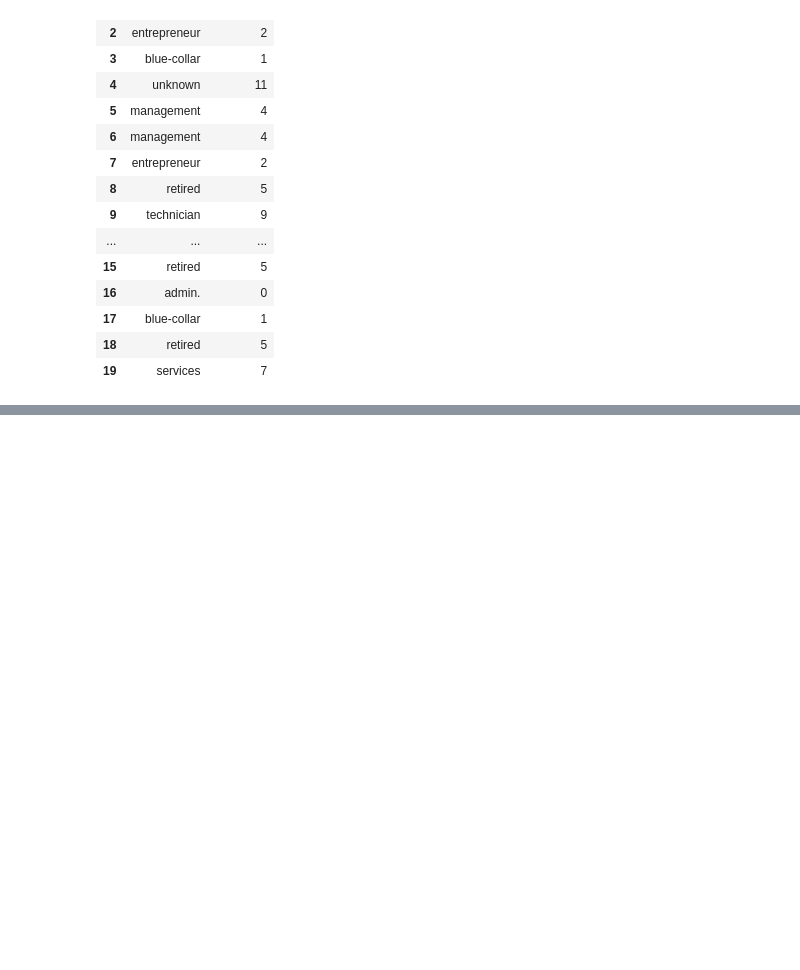
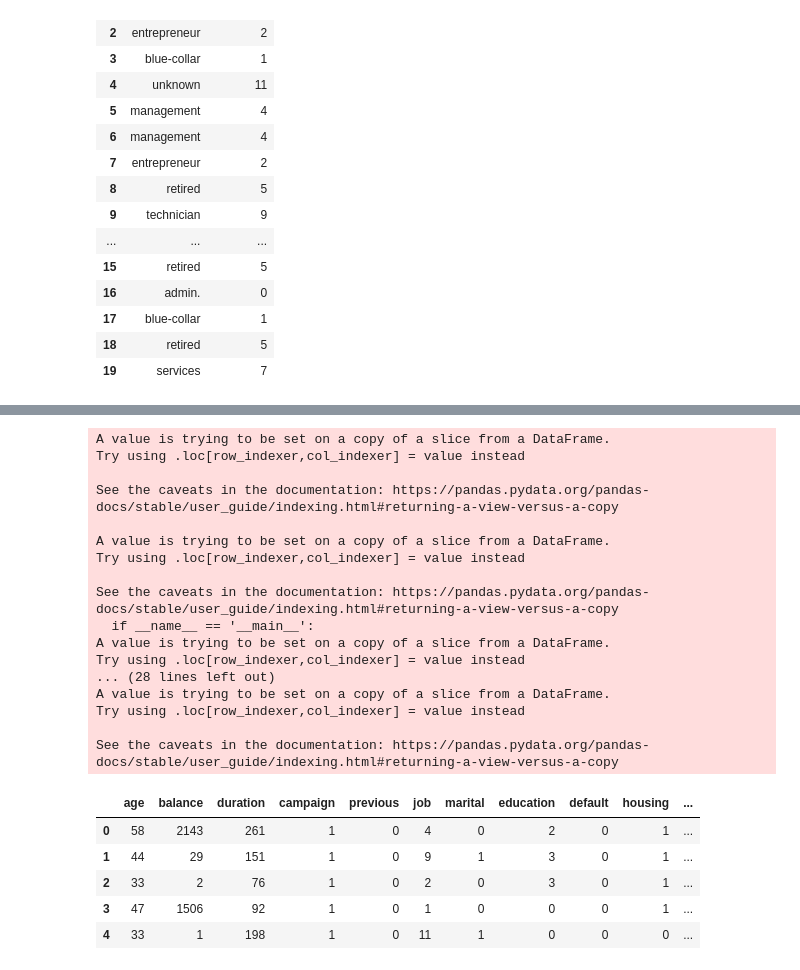
Before and after one commit to llukitas/Modelamiento, a Jupyter notebook: Modelamiento_DS.ipynb, the cells around one changed output, grey strips where cells are left out. Cells and saved outputs as stored; diff of their text form; code cells hidden in the pictures; blank space fills up the shorter version.

```diff
--- a/Modelamiento_DS.ipynb
+++ b/Modelamiento_DS.ipynb
@@ -305,0 +367,43 @@ obj_train[["job", "job_code"]].head(20)
+# %%
+#from sklearn.preprocessing import LabelEncoder
+trains['y'] = trains['y'].replace({'no': 0,'yes': 1})
+#lb_make = LabelEncoder()
+#trains["job_code"] = lb_make.fit_transform(trains["job"])
+
+trains['job']=trains['job'].replace({'admin.': 0,'blue-collar': 1,'entrepreneur': 2,
+                                           'housemaid.': 3,'management': 4,'retired': 5,
+                                           'self-employed': 6,'services': 7,'student': 8,
+                                           'technician': 9,'unemployed': 10,'unknown': 11})
+trains['marital'] = trains['marital'].replace({'married': 0,'single': 1,'divorced': 2})
+trains['education'] = trains['education'].replace({'unknown': 0,'primary': 1,'tertiary': 2,'secondary': 3})
+trains['default'] = trains['default'].replace({'no': 0,'yes': 1})
+trains['housing'] = trains['housing'].replace({'no': 0,'yes': 1})
+trains['loan'] = trains['loan'].replace({'no': 0,'yes': 1})
+trains['contact'] = trains['contact'].replace({'unknown': 0,'cellular': 1,'telephone':3})
+#trains["contact_code"] = np.where(trains["contact"].str.contains("unknown"), 0,1)
+trains['poutcome'] = trains['poutcome'].replace({'unknown': 0,'failure': 1,'other': 2,'success': 3})
+trains.head(5)
+# %% [output]
+A value is trying to be set on a copy of a slice from a DataFrame.
+Try using .loc[row_indexer,col_indexer] = value instead
+
+See the caveats in the documentation: https://pandas.pydata.org/pandas-docs/stable/user_guide/indexing.html#returning-a-view-versus-a-copy
+
+A value is trying to be set on a copy of a slice from a DataFrame.
+Try using .loc[row_indexer,col_indexer] = value instead
+
+See the caveats in the documentation: https://pandas.pydata.org/pandas-docs/stable/user_guide/indexing.html#returning-a-view-versus-a-copy
+  if __name__ == '__main__':
+A value is trying to be set on a copy of a slice from a DataFrame.
+Try using .loc[row_indexer,col_indexer] = value instead
+... (28 lines left out)
+A value is trying to be set on a copy of a slice from a DataFrame.
+Try using .loc[row_indexer,col_indexer] = value instead
+
+See the caveats in the documentation: https://pandas.pydata.org/pandas-docs/stable/user_guide/indexing.html#returning-a-view-versus-a-copy
+|  | age | balance | duration | campaign | previous | job | marital | education | default | housing | ... |
+| 0 | 58 | 2143 | 261 | 1 | 0 | 4 | 0 | 2 | 0 | 1 | ... |
+| 1 | 44 | 29 | 151 | 1 | 0 | 9 | 1 | 3 | 0 | 1 | ... |
+| 2 | 33 | 2 | 76 | 1 | 0 | 2 | 0 | 3 | 0 | 1 | ... |
+| 3 | 47 | 1506 | 92 | 1 | 0 | 1 | 0 | 0 | 0 | 1 | ... |
+| 4 | 33 | 1 | 198 | 1 | 0 | 11 | 1 | 0 | 0 | 0 | ... |
```
Also changed, not shown: parts of 23 cells of this notebook, 3 other files.
